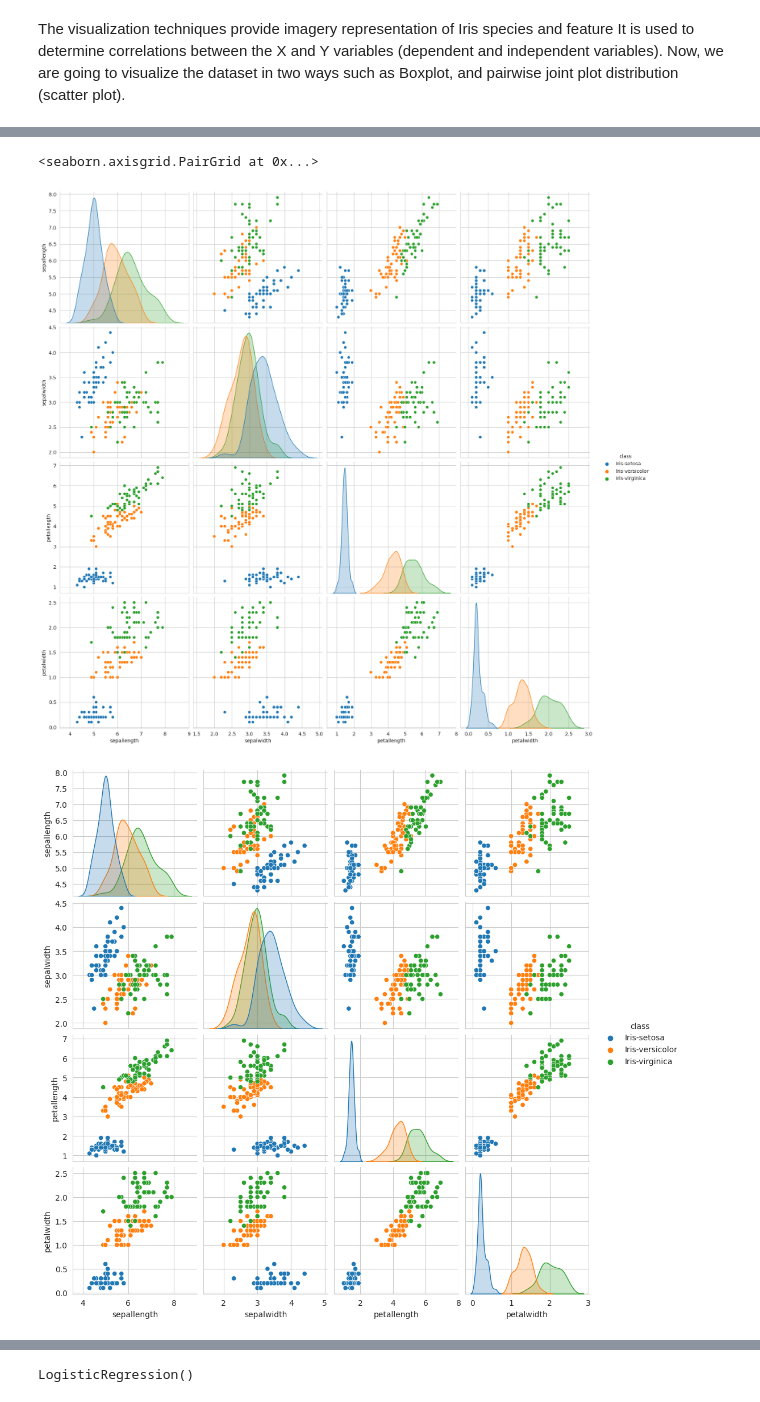
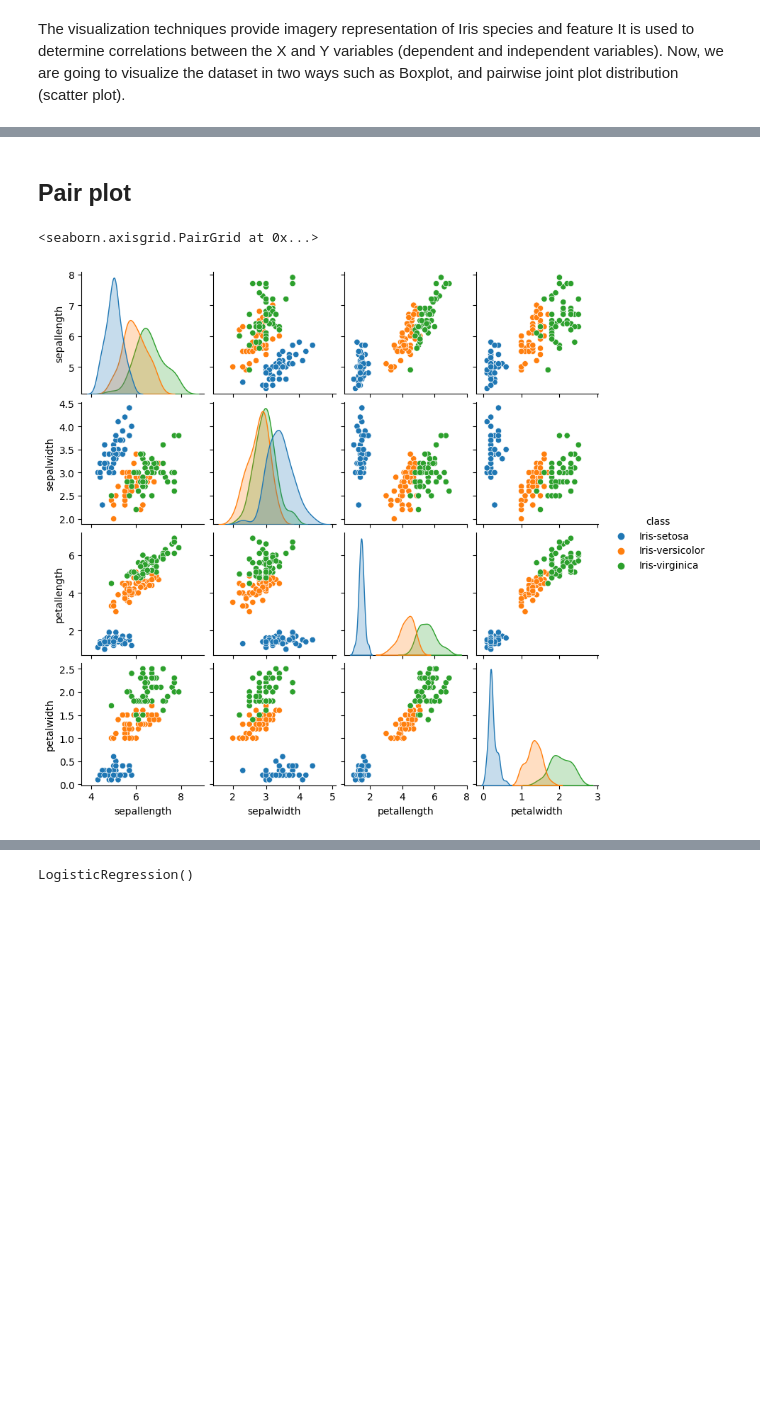
Before and after one commit to aukabir/Machine_Learning_project_1, a Jupyter notebook: MLproject_1_iris_Classifications.ipynb, the cells around one changed output, grey strips where cells are left out. Drawn from its saved outputs; the diff is of its cells as text; code cells hidden in the pictures; blank space fills up the shorter version.

```diff
--- a/MLproject_1_iris_Classifications.ipynb
+++ b/MLproject_1_iris_Classifications.ipynb
@@ -121,8 +151,9 @@ sns.violinplot(x='class',y='petalwidth',data=iris)
+# %% [markdown]
+## Pair plot
 # %%
 #Pairwise joint plot (scatter matrix)
-sns.pairplot(iris, hue='class', size=4, diag_kind="kde")
-sns.pairplot(iris,hue='class')
+#plt.figure(figsize=(10,8))
+sns.pairplot(iris, hue='class', size=2, diag_kind="kde")
 # %% [output]
 <seaborn.axisgrid.PairGrid at 0x...>
-[figure, old version]
+[figure, new version]
-[figure, removed]
```
Also changed, not shown: parts of 42 cells of this notebook.
